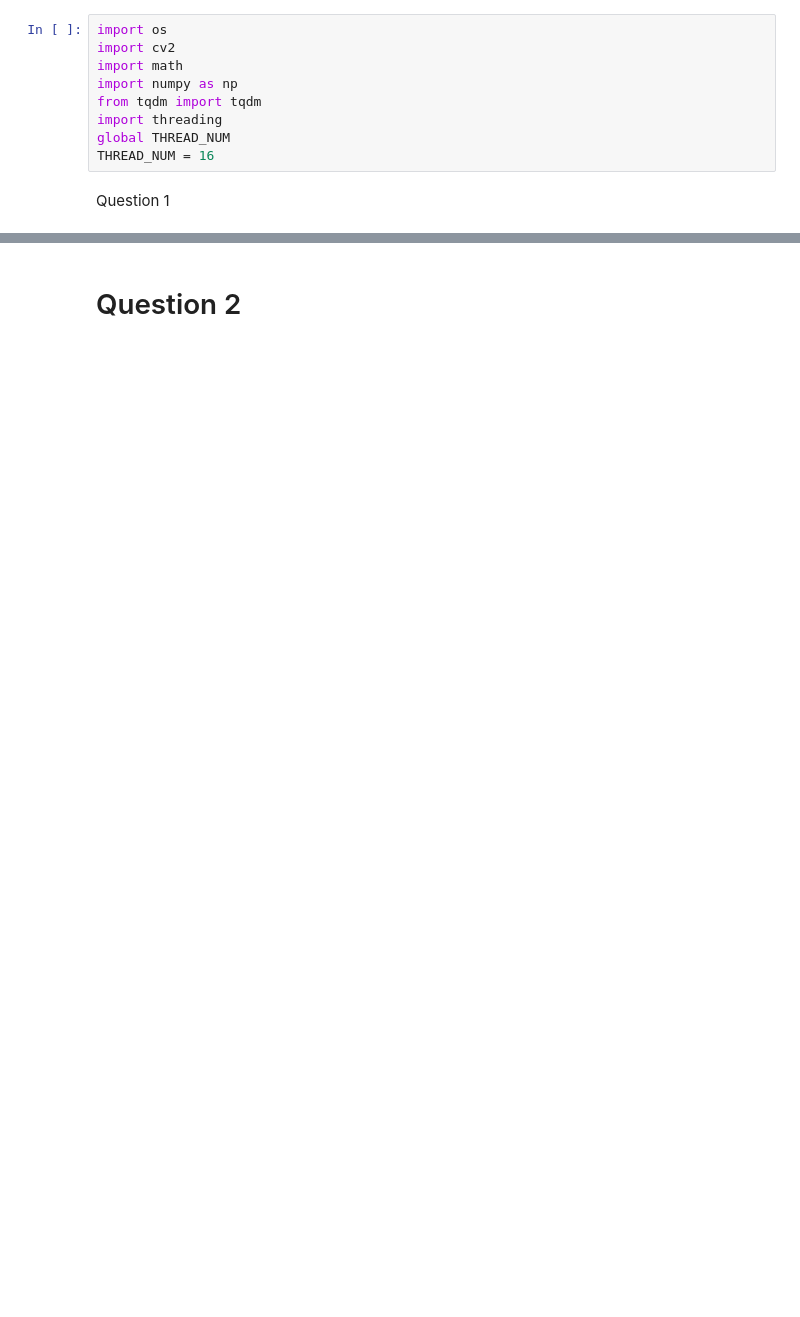
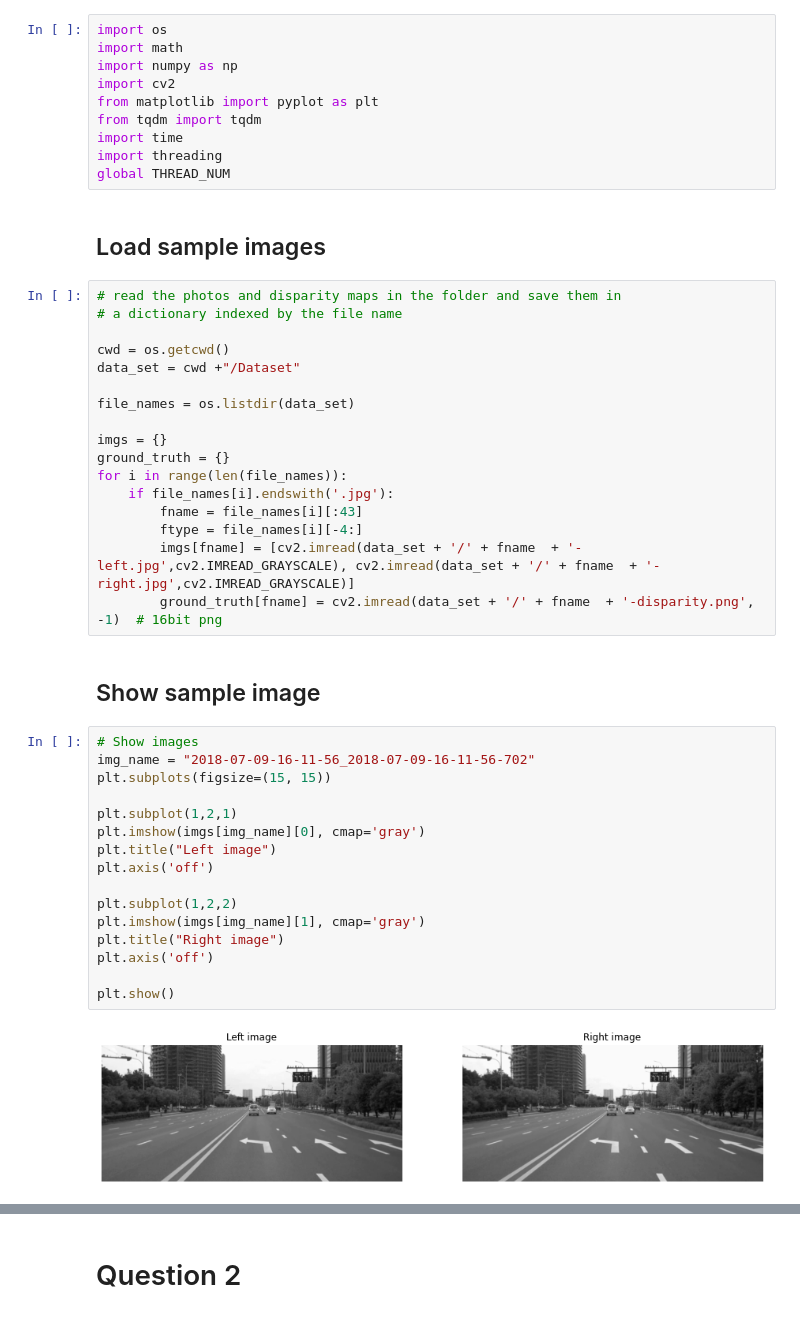
Before and after one commit to R-HUA/COMP90086-Computer-Vision, a Jupyter notebook: COMP90086.ipynb, the cells around one changed output, grey strips where cells are left out. Cells and saved outputs as stored; diff of their text form; blank space fills up the shorter version.

```diff
--- a/COMP90086.ipynb
+++ b/COMP90086.ipynb
@@ -6,11 +8,49 @@
 # %%
 import os
-import cv2
 import math
 import numpy as np
+import cv2
+from matplotlib import pyplot as plt
 from tqdm import tqdm
+import time
 import threading
 global THREAD_NUM
-THREAD_NUM = 16
-# %% [markdown]
-Question 1
+# %% [markdown]
+## Load sample images
+# %%
+# read the photos and disparity maps in the folder and save them in
+# a dictionary indexed by the file name
+
+cwd = os.getcwd()
+data_set = cwd +"/Dataset"
+
+file_names = os.listdir(data_set)
+
+imgs = {}
+ground_truth = {}
+for i in range(len(file_names)):
+    if file_names[i].endswith('.jpg'):
+        fname = file_names[i][:43]
+        ftype = file_names[i][-4:]
+        imgs[fname] = [cv2.imread(data_set + '/' + fname  + '-left.jpg',cv2.IMREAD_GRAYSCALE), cv2.imread(data_set + '/' + fname  + '-right.jpg',cv2.IMREAD_GRAYSCALE)]
+        ground_truth[fname] = cv2.imread(data_set + '/' + fname  + '-disparity.png', -1)  # 16bit png
+# %% [markdown]
+## Show sample image
+# %%
+# Show images
+img_name = "2018-07-09-16-11-56_2018-07-09-16-11-56-702"
+plt.subplots(figsize=(15, 15))
+
+plt.subplot(1,2,1)
+plt.imshow(imgs[img_name][0], cmap='gray')
+plt.title("Left image")
+plt.axis('off')
+
+plt.subplot(1,2,2)
+plt.imshow(imgs[img_name][1], cmap='gray')
+plt.title("Right image")
+plt.axis('off')
+
+plt.show()
+# %% [output]
+[figure, added]
```
Also changed, not shown: parts of 34 cells of this notebook, 1 other file.
